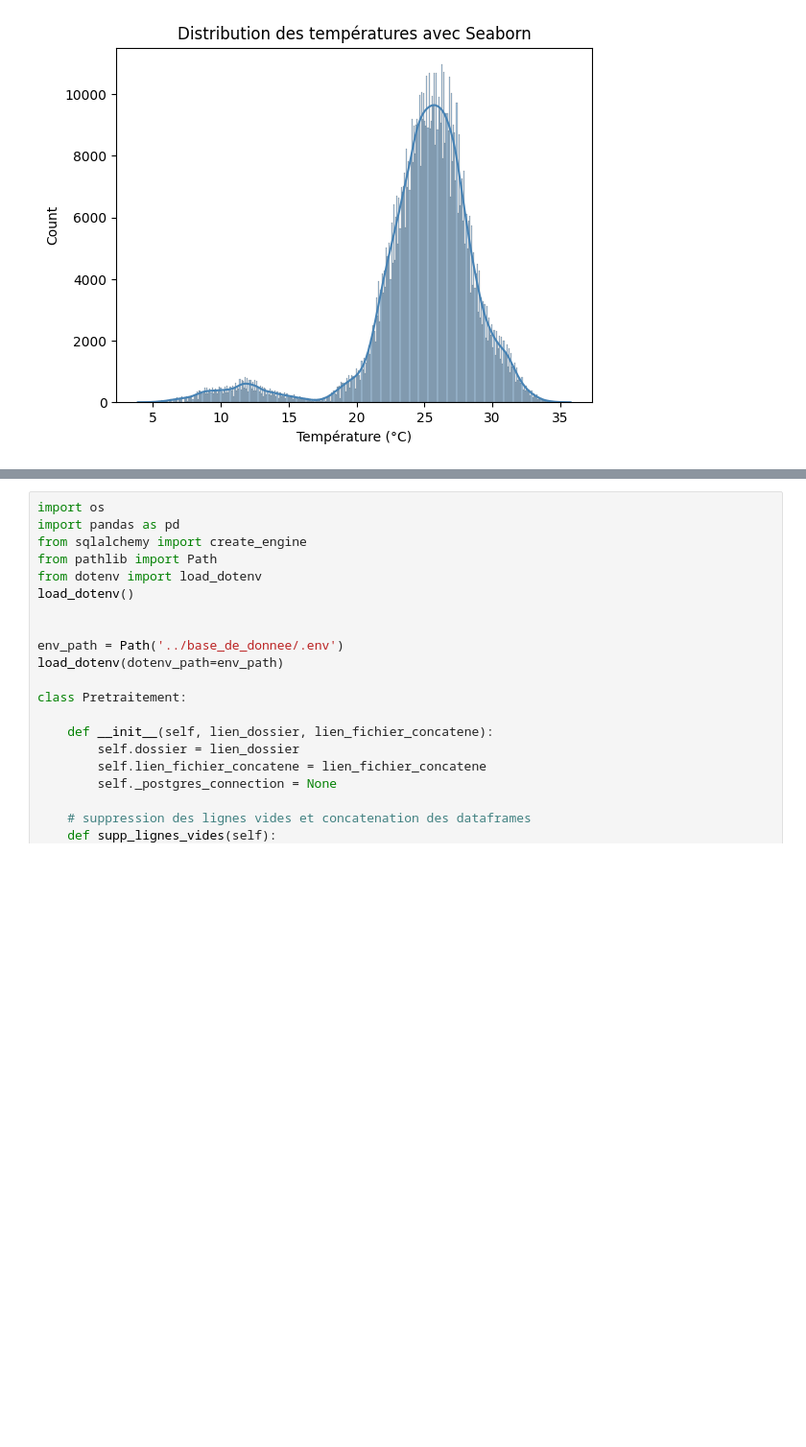
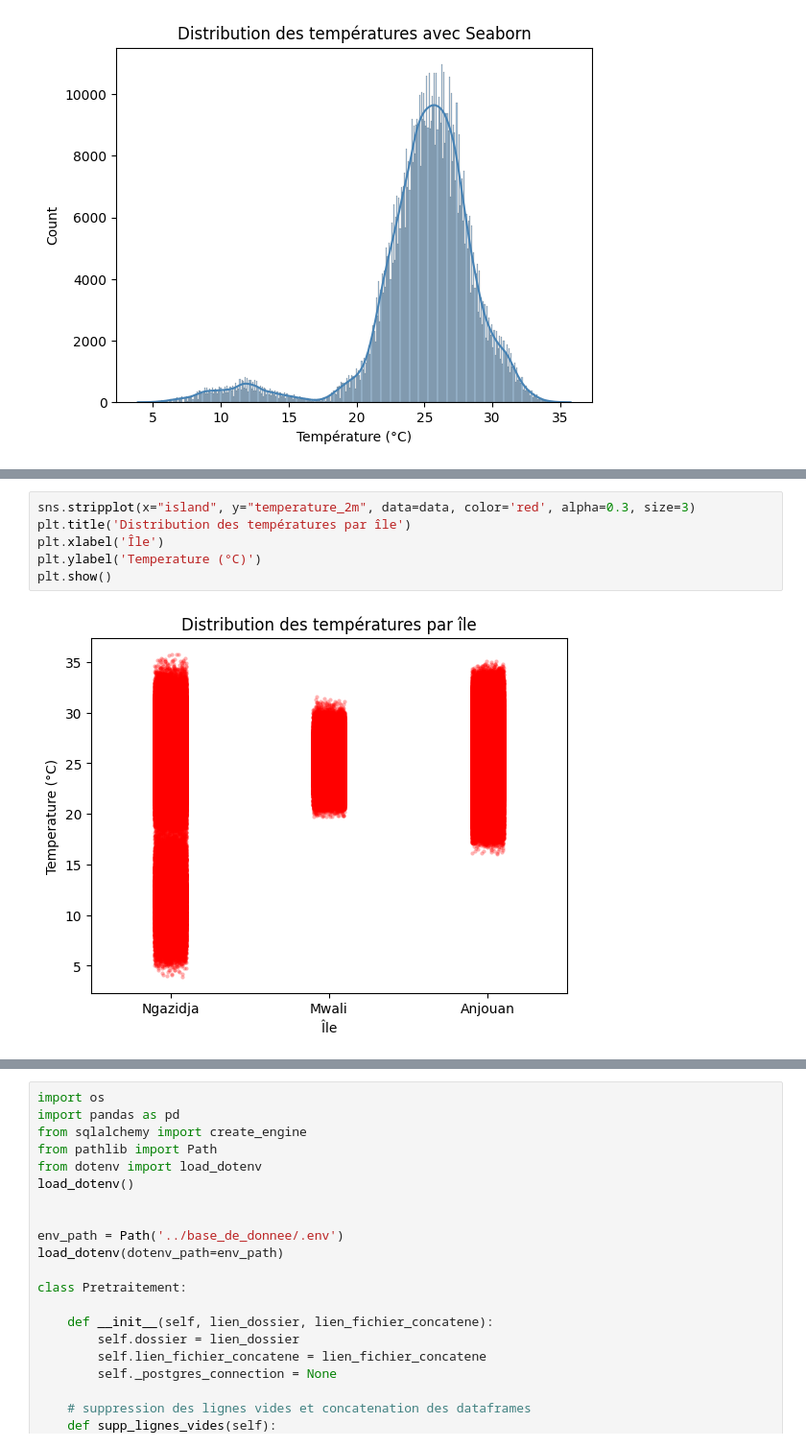
Before and after one commit to Ben10-data/Comores_climat_2021_2026, a Jupyter notebook: src/test1.ipynb, the cells around one changed output, grey strips where cells are left out. Shown at 96% size. Drawn from its saved outputs; the diff is of its cells as text; blank space fills up the shorter version.

```diff
--- a/src/test1.ipynb
+++ b/src/test1.ipynb
@@ -76,0 +97,8 @@ AttributeError: FillBetweenPolyCollection.set() got an unexpected keyword argume
+# %%
+sns.stripplot(x="island", y="temperature_2m", data=data, color='red', alpha=0.3, size=3)
+plt.title('Distribution des températures par île')
+plt.xlabel('Île')
+plt.ylabel('Temperature (°C)')
+plt.show()
+# %% [output]
+[figure, added]
```
Also changed, not shown: parts of 36 cells of this notebook, 8 other files.
